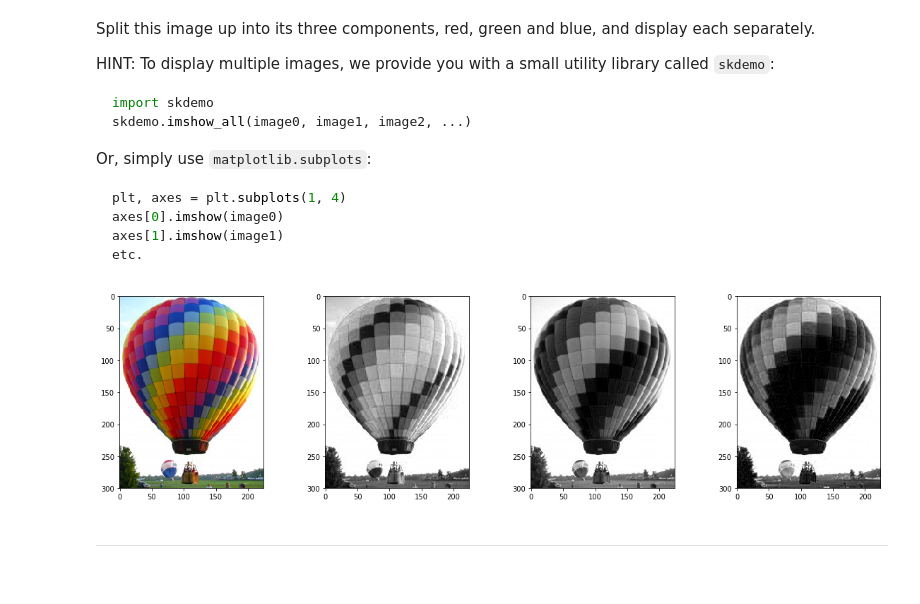
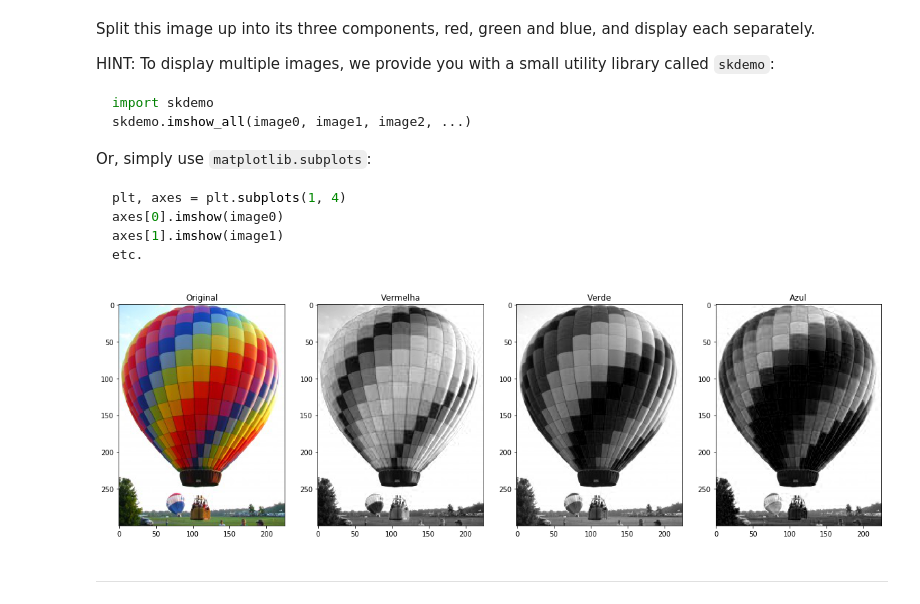
Before and after one commit to guilhermesantos/im_proc, a Jupyter notebook: 0_color_and_exposure.ipynb, the cells around one changed output. Cells and saved outputs as stored; diff of their text form; code cells hidden in the pictures.

```diff
--- a/0_color_and_exposure.ipynb
+++ b/0_color_and_exposure.ipynb
@@ -77,15 +77,24 @@ color_image = io.imread('../images/balloon.jpg')
 # %%
 import skdemo
 #skdemo.  # <TAB>
-# %%
-# This code is just a template to get you started.
-red_image = color_image[:,:,0]
-green_image = color_image[:,:,1]
-blue_image = color_image[:,:,2]
-
-skdemo.imshow_all(color_image, red_image, green_image, blue_image)
-# %% [output]
-[figure, removed]
+# %%
+#red_image = color_image[:,:,0]
+#green_image = color_image[:,:,1]
+#blue_image = color_image[:,:,2]
+
+images = [color_image]
+images.extend([color_image[:,:,i] for i in range(0,3)])
+
+titles = ['Original','Vermelha','Verde','Azul']
+fig, axes = plt.subplots(1,4, figsize=(20,20))
+
+for image, title, axis in zip(images, titles, axes):
+    axis.set_title(title)
+    axis.imshow(image)
+
+#skdemo.imshow_all(color_image, red_image, green_image, blue_image)
+# %% [output]
+[figure, added]
 # %% [markdown]
 ---
 # %% [markdown]
```
Also changed, not shown: parts of 3 cells of this notebook, 4 other files.
